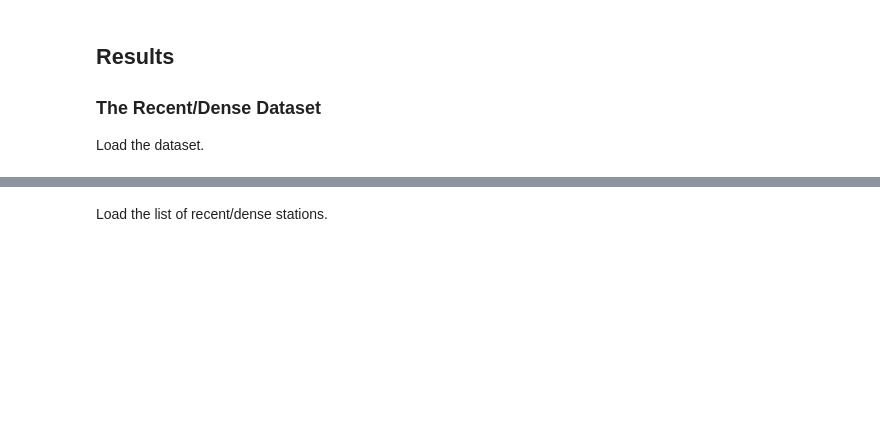
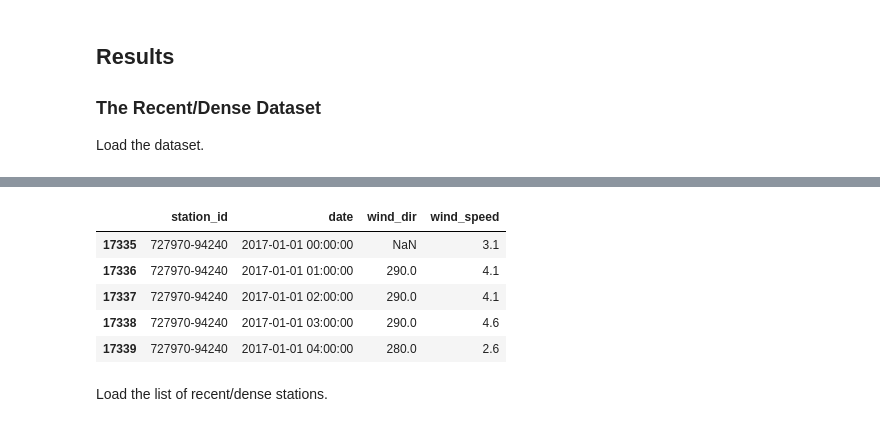
Before and after one commit to bedaro/hcde-410-final, a Jupyter notebook: DatasetAnalysis.ipynb, the cells around one changed output, grey strips where cells are left out. Saved outputs shown, nothing was run; the diff lists cells and outputs as text; code cells hidden in the pictures; blank space fills up the shorter version.

```diff
--- a/DatasetAnalysis.ipynb
+++ b/DatasetAnalysis.ipynb
@@ -305,3 +296,18 @@ recentdense.head()
+# %%
+recentdense = pd.read_hdf("data/climate_data_recentdense2008.h5", 'recentdense', parse_dates=[1])
+# We don't use the non-wind data, so to save memory drop it
+for col in ('slp_hpa','temp','dewpt','skycond','precip_1hr','precip_6hr'):
+    del recentdense[col]
+gc.collect()
+
+recentdense.head()
+# %% [output]
+|  | station_id | date | wind_dir | wind_speed |
+| 17335 | 727970-94240 | 2017-01-01 00:00:00 | NaN | 3.1 |
+| 17336 | 727970-94240 | 2017-01-01 01:00:00 | 290.0 | 4.1 |
+| 17337 | 727970-94240 | 2017-01-01 02:00:00 | 290.0 | 4.1 |
+| 17338 | 727970-94240 | 2017-01-01 03:00:00 | 290.0 | 4.6 |
+| 17339 | 727970-94240 | 2017-01-01 04:00:00 | 280.0 | 2.6 |
 # %% [markdown]
 Load the list of recent/dense stations.
 # %%
```
Also changed, not shown: parts of 6 cells of this notebook.
